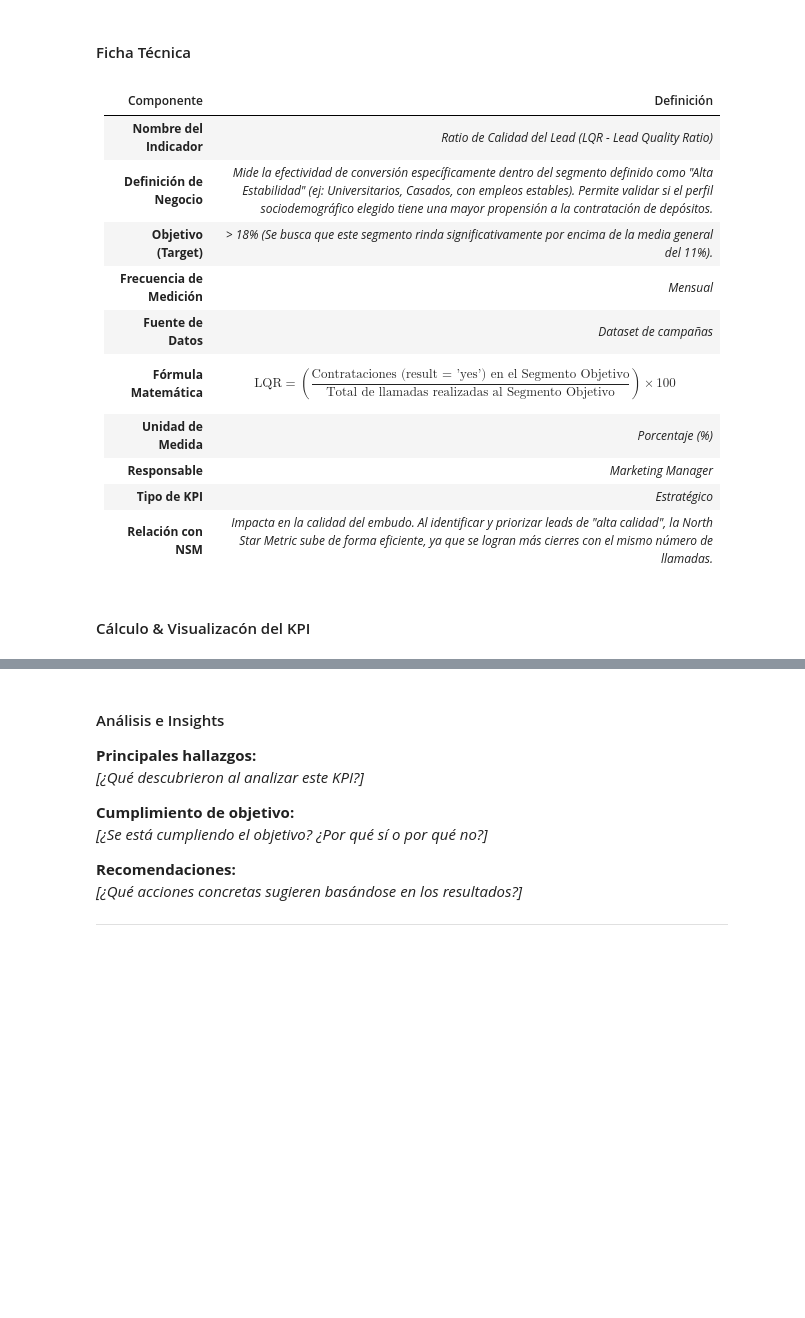
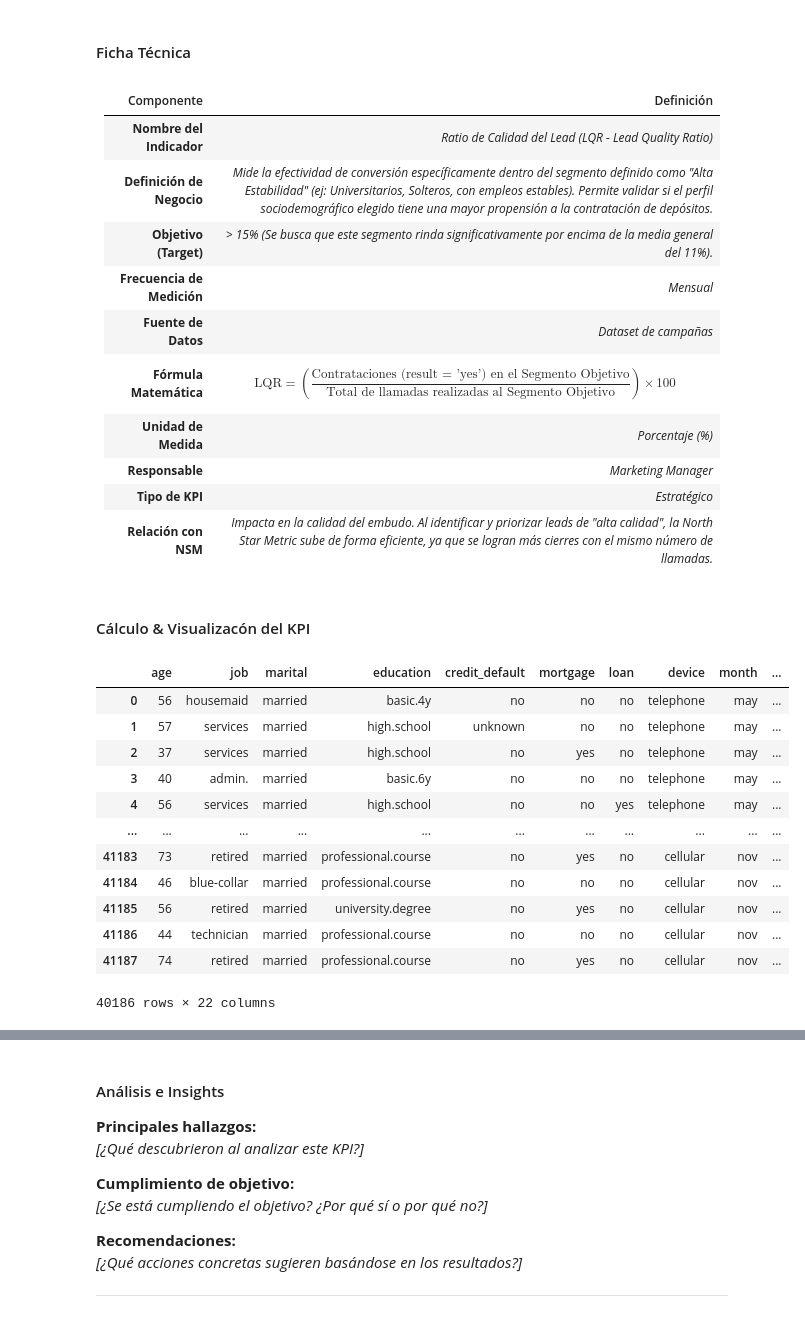
Before and after one commit to arnausans23/data-analytics-tfm, a Jupyter notebook: 1_analisis_datos_v2.ipynb, the cells around one changed output, grey strips where cells are left out. Saved outputs shown, nothing was run; the diff lists cells and outputs as text; code cells hidden in the pictures; blank space fills up the shorter version.

```diff
--- a/1_analisis_datos_v2.ipynb
+++ b/1_analisis_datos_v2.ipynb
@@ -1224,8 +1221,8 @@ _Priorizar la gestión del segmento de re-contactos (niveles 2 a 5) para maximiz
 | Componente | Definición |
 |------------|------------|
 | **Nombre del Indicador** | _Ratio de Calidad del Lead (LQR - Lead Quality Ratio)_ |
-| **Definición de Negocio** | _Mide la efectividad de conversión específicamente dentro del segmento definido como "Alta Estabilidad" (ej: Universitarios, Casados, con empleos estables). Permite validar si el perfil sociodemográfico elegido tiene una mayor propensión a la contratación de depósitos._ |
-| **Objetivo (Target)** | _> 18% (Se busca que este segmento rinda significativamente por encima de la media general del 11%)._ |
+| **Definición de Negocio** | _Mide la efectividad de conversión específicamente dentro del segmento definido como "Alta Estabilidad" (ej: Universitarios, Solteros, con empleos estables). Permite validar si el perfil sociodemográfico elegido tiene una mayor propensión a la contratación de depósitos._ |
+| **Objetivo (Target)** | _> 15% (Se busca que este segmento rinda significativamente por encima de la media general del 11%)._ |
 | **Frecuencia de Medición** | _Mensual_ |
 | **Fuente de Datos** | _Dataset de campañas_ |
 | **Fórmula Matemática** | _$$ \text{LQR} = \left( \frac{\text{Contrataciones (result = 'yes') en el Segmento Objetivo}}{\text{Total de llamadas realizadas al Segmento Objetivo}} \right) \times 100 $$_ |
@@ -1235,3 +1232,19 @@ _Priorizar la gestión del segmento de re-contactos (niveles 2 a 5) para maximiz
 | **Relación con NSM** | _Impacta en la calidad del embudo. Al identificar y priorizar leads de "alta calidad", la North Star Metric sube de forma eficiente, ya que se logran más cierres con el mismo número de llamadas._ |
 # %% [markdown]
 #### Cálculo & Visualizacón del KPI
+# %%
+df_clean
+# %% [output]
+|  | age | job | marital | education | credit_default | mortgage | loan | device | month | ... |
+| 0 | 56 | housemaid | married | basic.4y | no | no | no | telephone | may | ... |
+| 1 | 57 | services | married | high.school | unknown | no | no | telephone | may | ... |
+| 2 | 37 | services | married | high.school | no | yes | no | telephone | may | ... |
+| 3 | 40 | admin. | married | basic.6y | no | no | no | telephone | may | ... |
+| 4 | 56 | services | married | high.school | no | no | yes | telephone | may | ... |
+| ... | ... | ... | ... | ... | ... | ... | ... | ... | ... | ... |
+| 41183 | 73 | retired | married | professional.course | no | yes | no | cellular | nov | ... |
+| 41184 | 46 | blue-collar | married | professional.course | no | no | no | cellular | nov | ... |
+| 41185 | 56 | retired | married | university.degree | no | yes | no | cellular | nov | ... |
+| 41186 | 44 | technician | married | professional.course | no | no | no | cellular | nov | ... |
+| 41187 | 74 | retired | married | professional.course | no | yes | no | cellular | nov | ... |
+40186 rows × 22 columns
```
Also changed, not shown: parts of 18 cells of this notebook.
